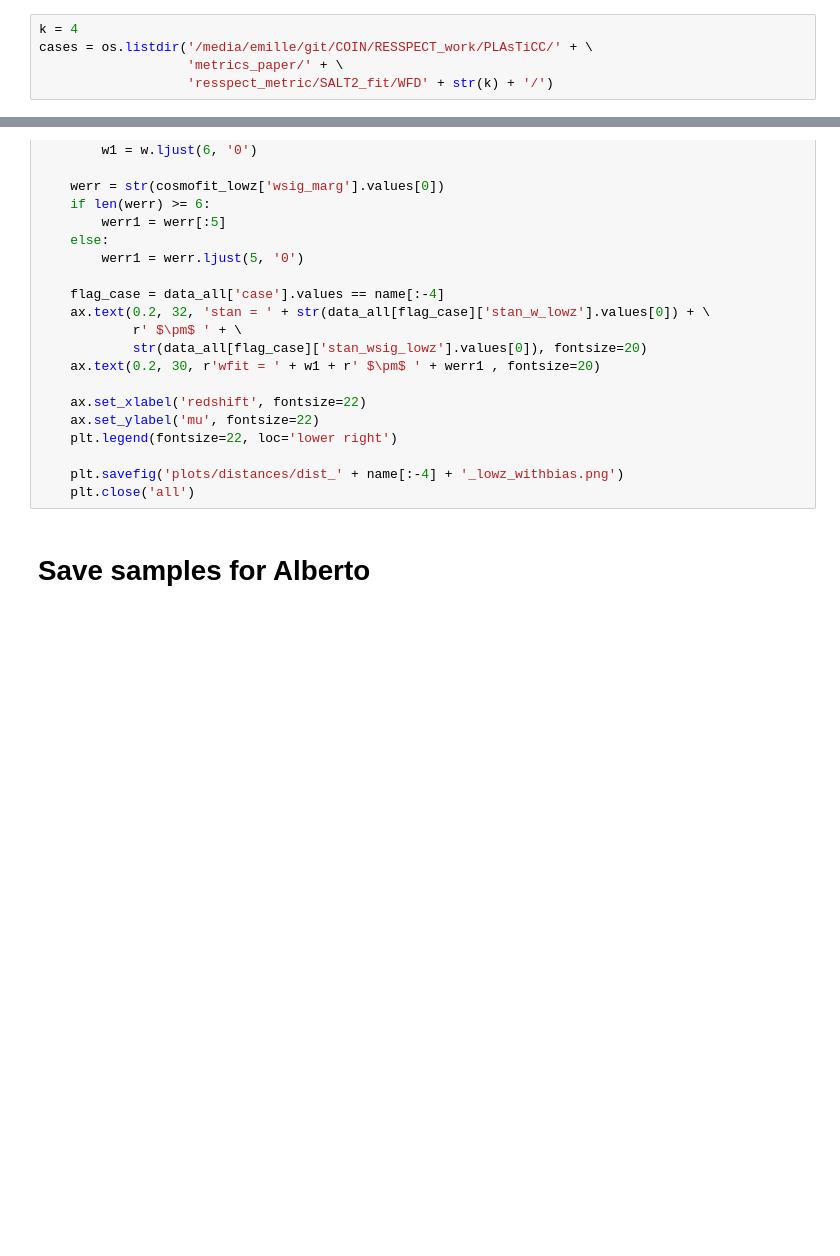
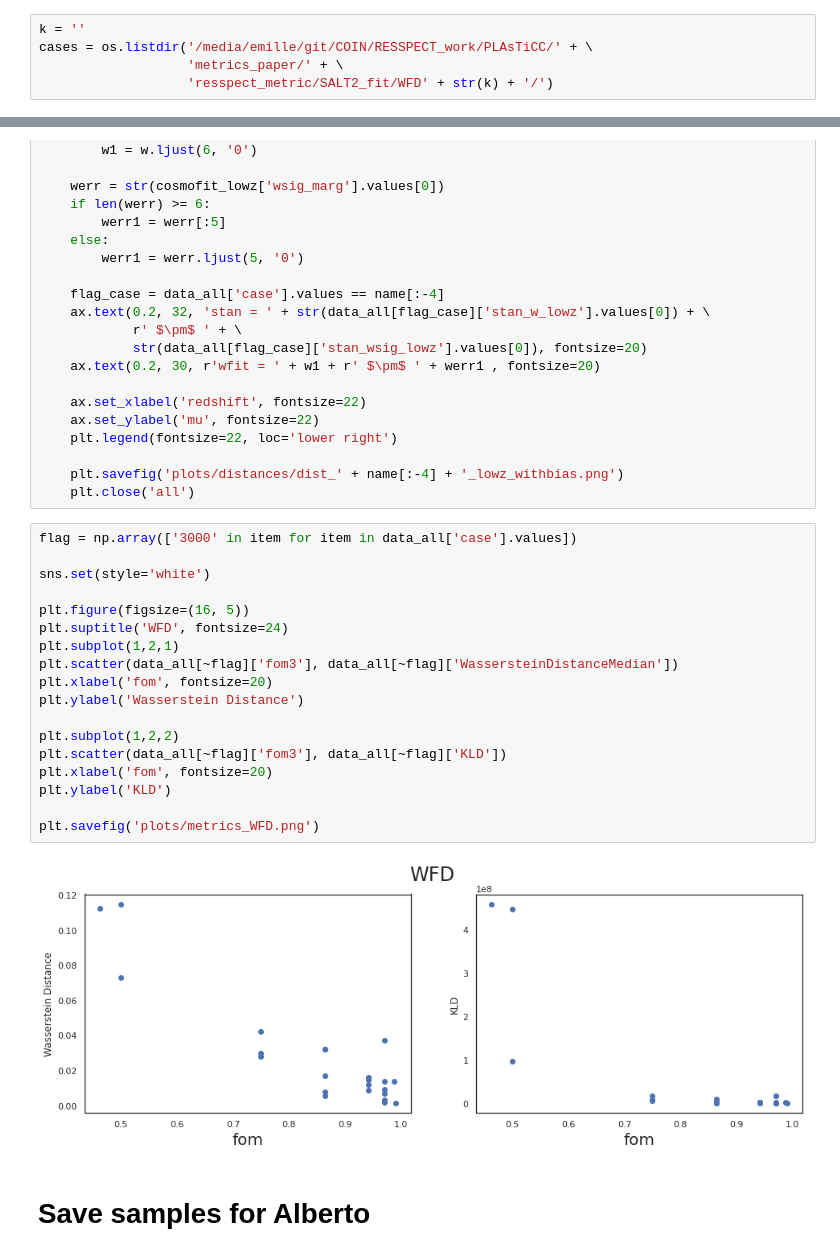
Before and after one commit to emilleishida/resspect_metric, a Jupyter notebook: posteriors/WFD/summary2.ipynb, the cells around one changed output, grey strips where cells are left out. Saved outputs shown, nothing was run; the diff lists cells and outputs as text; blank space fills up the shorter version.

```diff
--- a/posteriors/WFD/summary2.ipynb
+++ b/posteriors/WFD/summary2.ipynb
@@ -67,7 +67,7 @@ SNANA_names = {11: 'Ia', 3:'Ibc', 13: 'Ibc', 2:'II', 12:'II', 14:'II',
                63:'CART', 64:'TDE', 70:'AGN', 80:'RRL', 81:'M-dwarf', 83:'EB',
                84:'Mira', 90:'MicroLB', 91:'MicroL', 93:'MicroL'}
 # %%
-k = 4
+k = ''
 cases = os.listdir('/media/emille/git/COIN/RESSPECT_work/PLAsTiCC/' + \
                    'metrics_paper/' + \
                    'resspect_metric/SALT2_fit/WFD' + str(k) + '/')
@@ -565,6 +565,26 @@ for name in cases:
 
     plt.savefig('plots/distances/dist_' + name[:-4] + '_lowz_withbias.png')
     plt.close('all')
+# %%
+flag = np.array(['3000' in item for item in data_all['case'].values])
+
+sns.set(style='white')
+
+plt.figure(figsize=(16, 5))
+plt.suptitle('WFD', fontsize=24)
+plt.subplot(1,2,1)
+plt.scatter(data_all[~flag]['fom3'], data_all[~flag]['WassersteinDistanceMedian'])
+plt.xlabel('fom', fontsize=20)
+plt.ylabel('Wasserstein Distance')
+
+plt.subplot(1,2,2)
+plt.scatter(data_all[~flag]['fom3'], data_all[~flag]['KLD'])
+plt.xlabel('fom', fontsize=20)
+plt.ylabel('KLD')
+
+plt.savefig('plots/metrics_WFD.png')
+# %% [output]
+[figure, added]
 # %% [markdown]
 # Save samples for Alberto
 # %%
```
Also changed, not shown: parts of 1 cell of this notebook, 3 other files.
